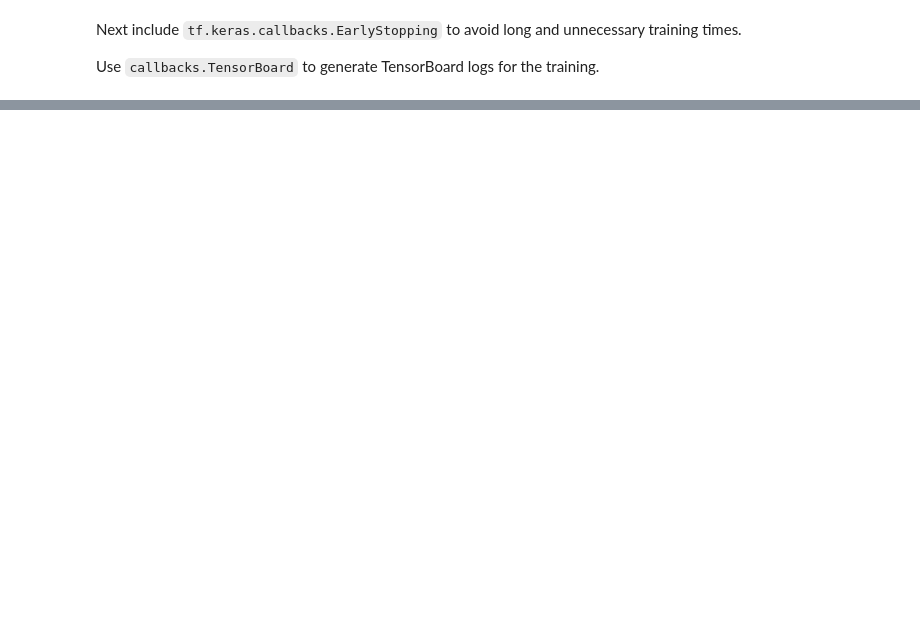
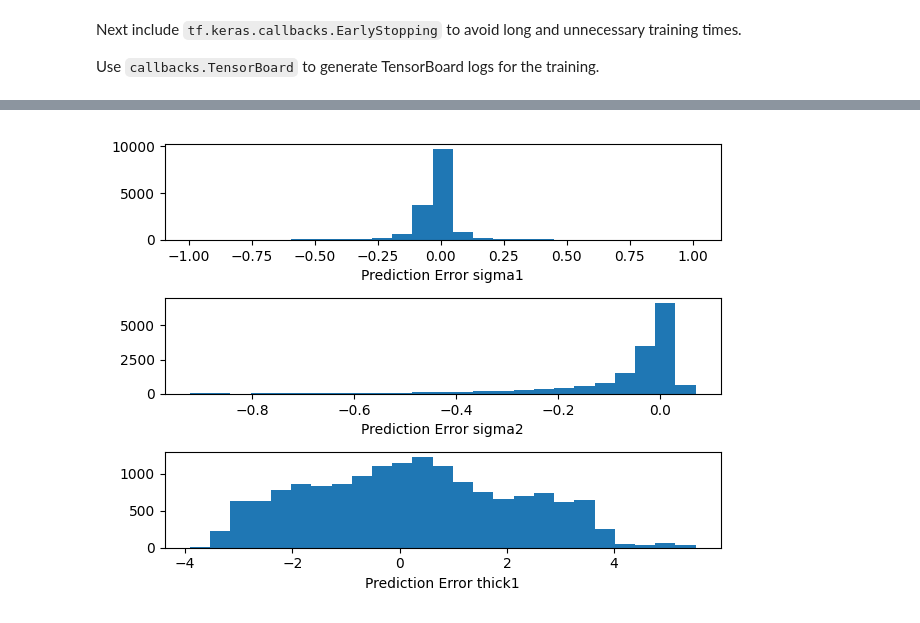
Before and after one commit to mariacarrizo/InvEM-ML, a Jupyter notebook: Synth-2Layer/Notebooks/3_ML.ipynb, the cells around one changed output, grey strips where cells are left out. Saved outputs shown, nothing was run; the diff lists cells and outputs as text; code cells hidden in the pictures; blank space fills up the shorter version.

```diff
--- a/Synth-2Layer/Notebooks/3_ML.ipynb
+++ b/Synth-2Layer/Notebooks/3_ML.ipynb
@@ -530,0 +496,13 @@ plt.grid(True)
+# %%
+fig, ax = plt.subplots(3,1)
+error = test_predictions - np.array(test_labels)
+ax[0].hist(error[:,0], bins=25)
+ax[1].hist(error[:,1], bins=25)
+ax[2].hist(error[:,2], bins=25)
+ax[0].set_xlabel('Prediction Error sigma1')
+ax[1].set_xlabel('Prediction Error sigma2')
+ax[2].set_xlabel('Prediction Error thick1')
+
+plt.tight_layout()
+# %% [output]
+[figure, added]
```
Also changed, not shown: parts of 37 cells of this notebook.
